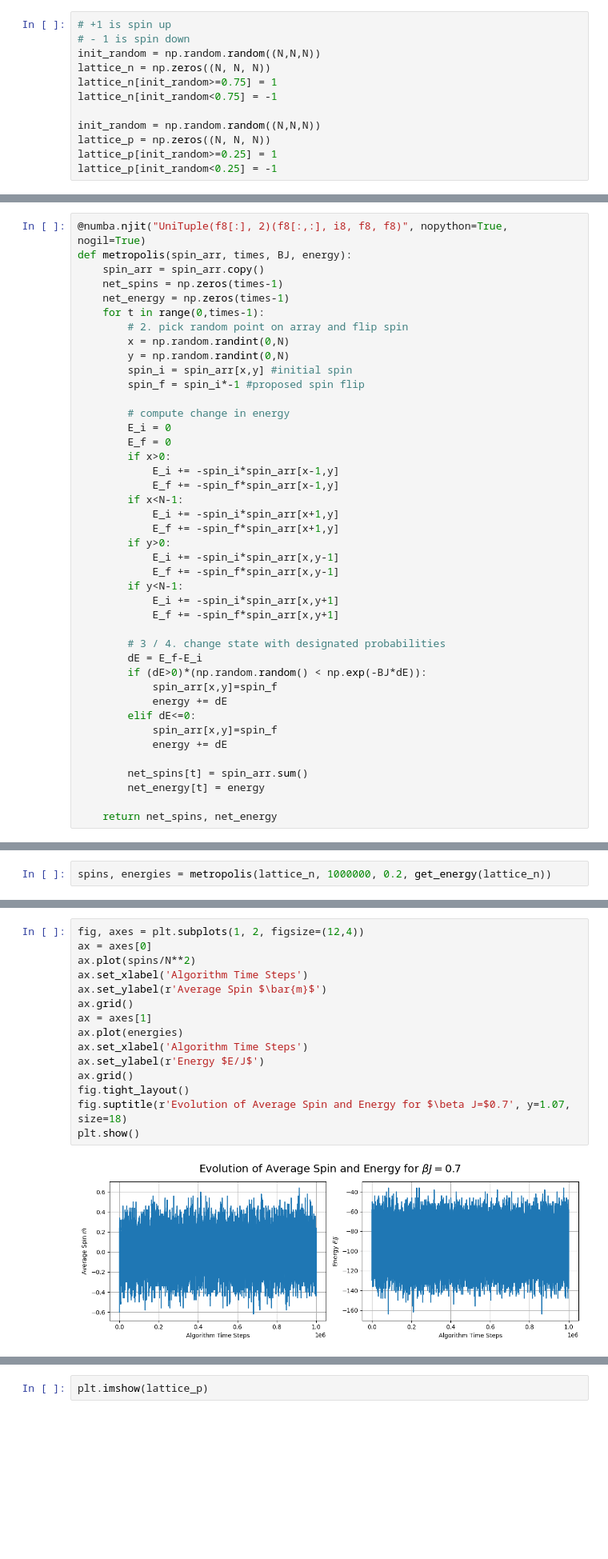
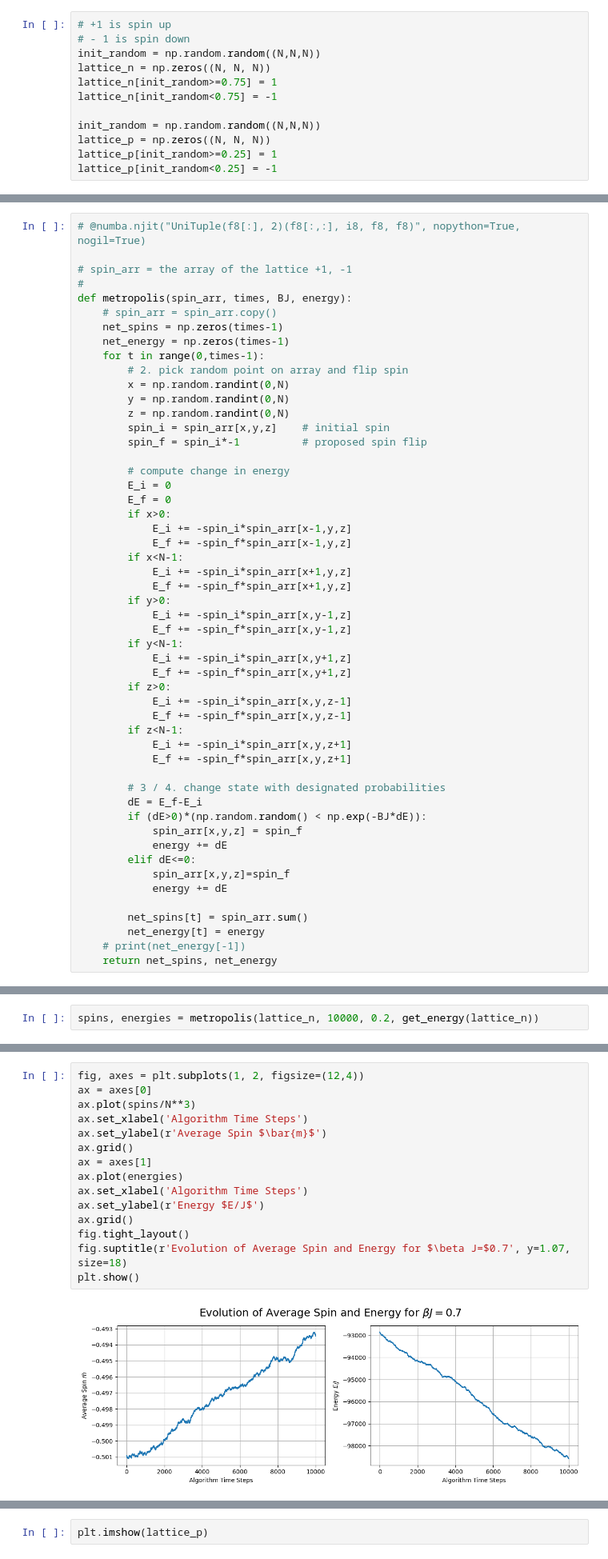
Before and after one commit to milesmamigonian/Ising-Model, a Jupyter notebook: example_ising.ipynb, the cells around one changed output, grey strips where cells are left out. Shown: that part at 80% size. Cells and saved outputs as stored; diff of their text form; blank space fills up the shorter version.

```diff
--- a/example_ising.ipynb
+++ b/example_ising.ipynb
@@ -76,42 +58,52 @@ get_energy(lattice_p)
 # %%
-@numba.njit("UniTuple(f8[:], 2)(f8[:,:], i8, f8, f8)", nopython=True, nogil=True)
+# @numba.njit("UniTuple(f8[:], 2)(f8[:,:], i8, f8, f8)", nopython=True, nogil=True)
+
+# spin_arr = the array of the lattice +1, -1
+#
 def metropolis(spin_arr, times, BJ, energy):
-    spin_arr = spin_arr.copy()
+    # spin_arr = spin_arr.copy()
     net_spins = np.zeros(times-1)
     net_energy = np.zeros(times-1)
     for t in range(0,times-1):
         # 2. pick random point on array and flip spin
         x = np.random.randint(0,N)
         y = np.random.randint(0,N)
-        spin_i = spin_arr[x,y] #initial spin
-        spin_f = spin_i*-1 #proposed spin flip
+        z = np.random.randint(0,N)
+        spin_i = spin_arr[x,y,z]    # initial spin
+        spin_f = spin_i*-1          # proposed spin flip
 
         # compute change in energy
         E_i = 0
         E_f = 0
         if x>0:
-            E_i += -spin_i*spin_arr[x-1,y]
-            E_f += -spin_f*spin_arr[x-1,y]
+            E_i += -spin_i*spin_arr[x-1,y,z]
+            E_f += -spin_f*spin_arr[x-1,y,z]
         if x<N-1:
-            E_i += -spin_i*spin_arr[x+1,y]
-            E_f += -spin_f*spin_arr[x+1,y]
+            E_i += -spin_i*spin_arr[x+1,y,z]
+            E_f += -spin_f*spin_arr[x+1,y,z]
         if y>0:
-            E_i += -spin_i*spin_arr[x,y-1]
-            E_f += -spin_f*spin_arr[x,y-1]
+            E_i += -spin_i*spin_arr[x,y-1,z]
+            E_f += -spin_f*spin_arr[x,y-1,z]
         if y<N-1:
-            E_i += -spin_i*spin_arr[x,y+1]
-            E_f += -spin_f*spin_arr[x,y+1]
+            E_i += -spin_i*spin_arr[x,y+1,z]
+            E_f += -spin_f*spin_arr[x,y+1,z]
+        if z>0:
+            E_i += -spin_i*spin_arr[x,y,z-1]
+            E_f += -spin_f*spin_arr[x,y,z-1]
+        if z<N-1:
+            E_i += -spin_i*spin_arr[x,y,z+1]
+            E_f += -spin_f*spin_arr[x,y,z+1]
 
         # 3 / 4. change state with designated probabilities
         dE = E_f-E_i
         if (dE>0)*(np.random.random() < np.exp(-BJ*dE)):
-            spin_arr[x,y]=spin_f
+            spin_arr[x,y,z] = spin_f
             energy += dE
         elif dE<=0:
-            spin_arr[x,y]=spin_f
+            spin_arr[x,y,z]=spin_f
             energy += dE
 
         net_spins[t] = spin_arr.sum()
         net_energy[t] = energy
-
+    # print(net_energy[-1])
     return net_spins, net_energy
@@ -118,2 +112,2 @@ def metropolis(spin_arr, times, BJ, energy):
 # %%
-spins, energies = metropolis(lattice_n, 1000000, 0.2, get_energy(lattice_n))
+spins, energies = metropolis(lattice_n, 10000, 0.2, get_energy(lattice_n))
@@ -124,17 +114,17 @@ spins, energies = metropolis(lattice_n, 1000000, 0.2, get_energy(lattice_n))
 # %%
 fig, axes = plt.subplots(1, 2, figsize=(12,4))
 ax = axes[0]
-ax.plot(spins/N**2)
+ax.plot(spins/N**3)
 ax.set_xlabel('Algorithm Time Steps')
 ax.set_ylabel(r'Average Spin $\bar{m}$')
 ax.grid()
 ax = axes[1]
 ax.plot(energies)
 ax.set_xlabel('Algorithm Time Steps')
 ax.set_ylabel(r'Energy $E/J$')
 ax.grid()
 fig.tight_layout()
 fig.suptitle(r'Evolution of Average Spin and Energy for $\beta J=$0.7', y=1.07, size=18)
 plt.show()
 # %% [output]
-[figure, old version]
+[figure, new version]
```
Also changed, not shown: parts of 15 cells of this notebook.
